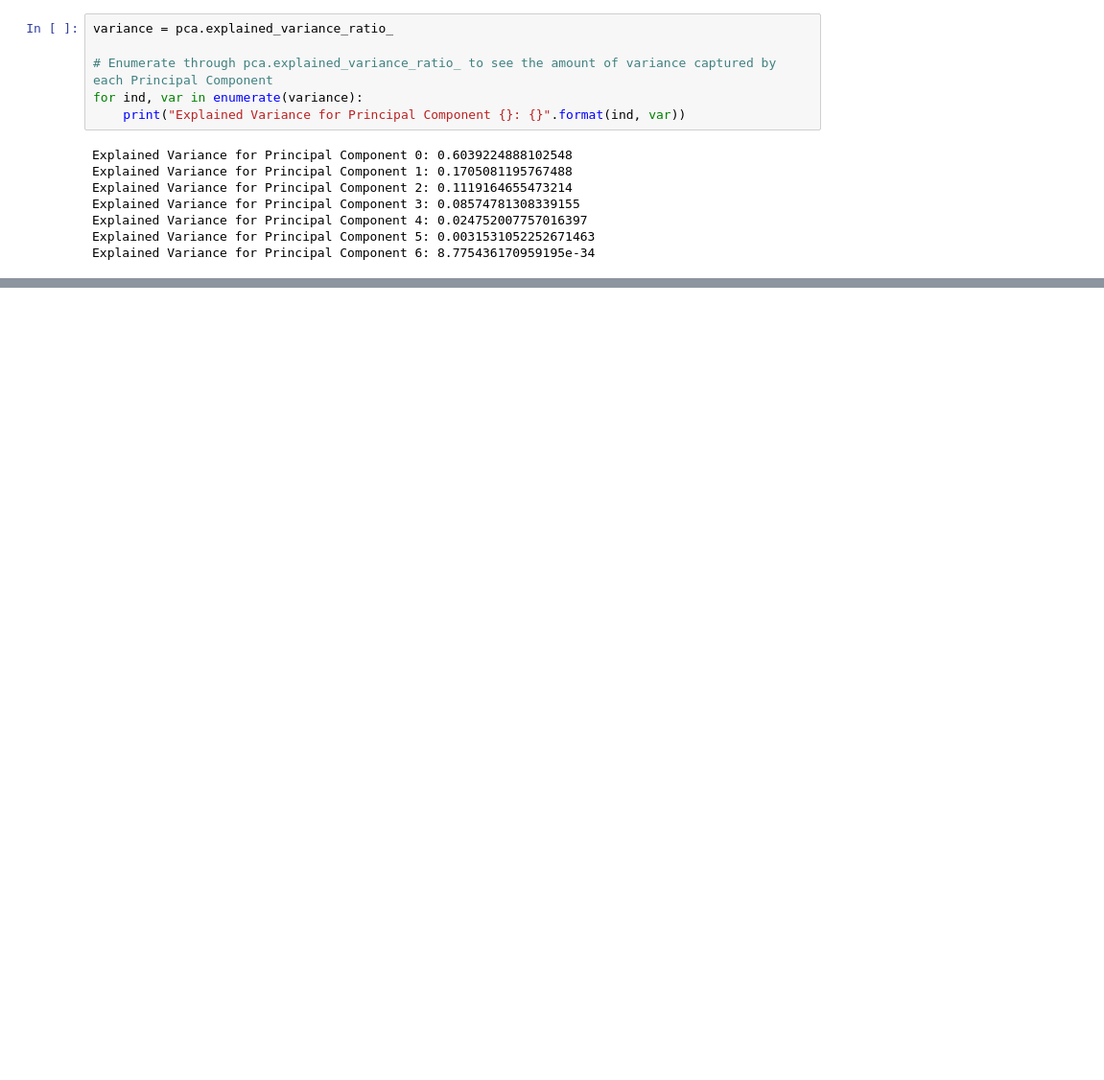
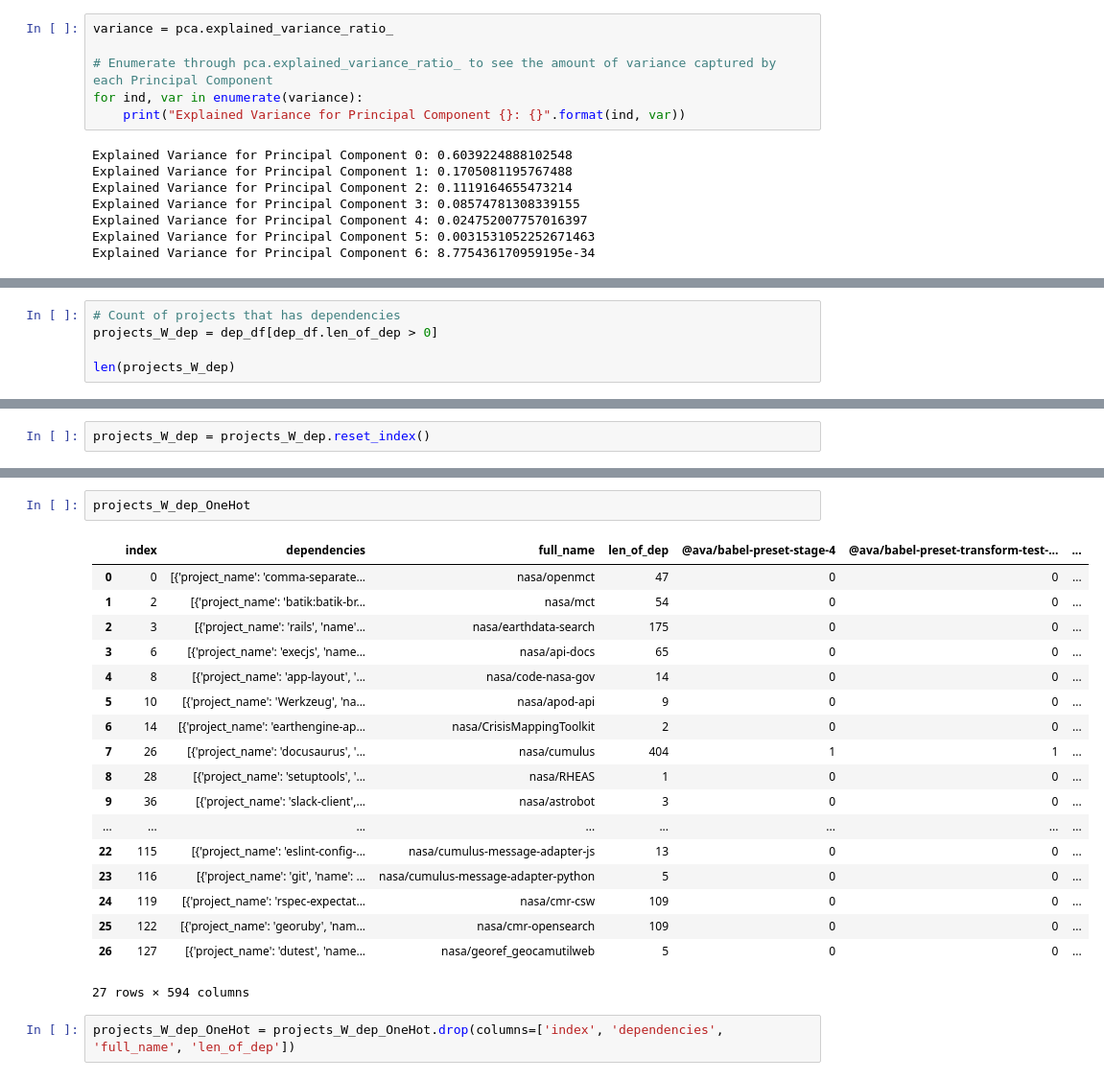
Before and after one commit to BriantOliveira/Topic-Modeling-NASA-Github, a Jupyter notebook: kernel.ipynb, the cells around one changed output, grey strips where cells are left out. Shown at 96% size. Drawn from its saved outputs; the diff is of its cells as text; blank space fills up the shorter version.

```diff
--- a/kernel.ipynb
+++ b/kernel.ipynb
@@ -700,0 +944,5 @@ Explained Variance for Principal Component 6: 8.775436170959195e-34
+# %%
+# Count of projects that has dependencies
+projects_W_dep = dep_df[dep_df.len_of_dep > 0]
+
+len(projects_W_dep)
@@ -700,0 +1002,2 @@ Explained Variance for Principal Component 6: 8.775436170959195e-34
+# %%
+projects_W_dep = projects_W_dep.reset_index()
@@ -700,0 +1113,23 @@ Explained Variance for Principal Component 6: 8.775436170959195e-34
+# %%
+projects_W_dep_OneHot
+# %% [output]
+|  | index | dependencies | full_name | len_of_dep | @ava/babel-preset-stage-4 | @ava/babel-preset-transform-test-... | ... |
+| 0 | 0 | [{'project_name': 'comma-separate... | nasa/openmct | 47 | 0 | 0 | ... |
+| 1 | 2 | [{'project_name': 'batik:batik-br... | nasa/mct | 54 | 0 | 0 | ... |
+| 2 | 3 | [{'project_name': 'rails', 'name'... | nasa/earthdata-search | 175 | 0 | 0 | ... |
+| 3 | 6 | [{'project_name': 'execjs', 'name... | nasa/api-docs | 65 | 0 | 0 | ... |
+| 4 | 8 | [{'project_name': 'app-layout', '... | nasa/code-nasa-gov | 14 | 0 | 0 | ... |
+| 5 | 10 | [{'project_name': 'Werkzeug', 'na... | nasa/apod-api | 9 | 0 | 0 | ... |
+| 6 | 14 | [{'project_name': 'earthengine-ap... | nasa/CrisisMappingToolkit | 2 | 0 | 0 | ... |
+| 7 | 26 | [{'project_name': 'docusaurus', '... | nasa/cumulus | 404 | 1 | 1 | ... |
+| 8 | 28 | [{'project_name': 'setuptools', '... | nasa/RHEAS | 1 | 0 | 0 | ... |
+| 9 | 36 | [{'project_name': 'slack-client',... | nasa/astrobot | 3 | 0 | 0 | ... |
+| ... | ... | ... | ... | ... | ... | ... | ... |
+| 22 | 115 | [{'project_name': 'eslint-config-... | nasa/cumulus-message-adapter-js | 13 | 0 | 0 | ... |
+| 23 | 116 | [{'project_name': 'git', 'name': ... | nasa/cumulus-message-adapter-python | 5 | 0 | 0 | ... |
+| 24 | 119 | [{'project_name': 'rspec-expectat... | nasa/cmr-csw | 109 | 0 | 0 | ... |
+| 25 | 122 | [{'project_name': 'georuby', 'nam... | nasa/cmr-opensearch | 109 | 0 | 0 | ... |
+| 26 | 127 | [{'project_name': 'dutest', 'name... | nasa/georef_geocamutilweb | 5 | 0 | 0 | ... |
+27 rows × 594 columns
+# %%
+projects_W_dep_OneHot = projects_W_dep_OneHot.drop(columns=['index', 'dependencies', 'full_name', 'len_of_dep'])
```
Also changed, not shown: parts of 54 cells of this notebook.
